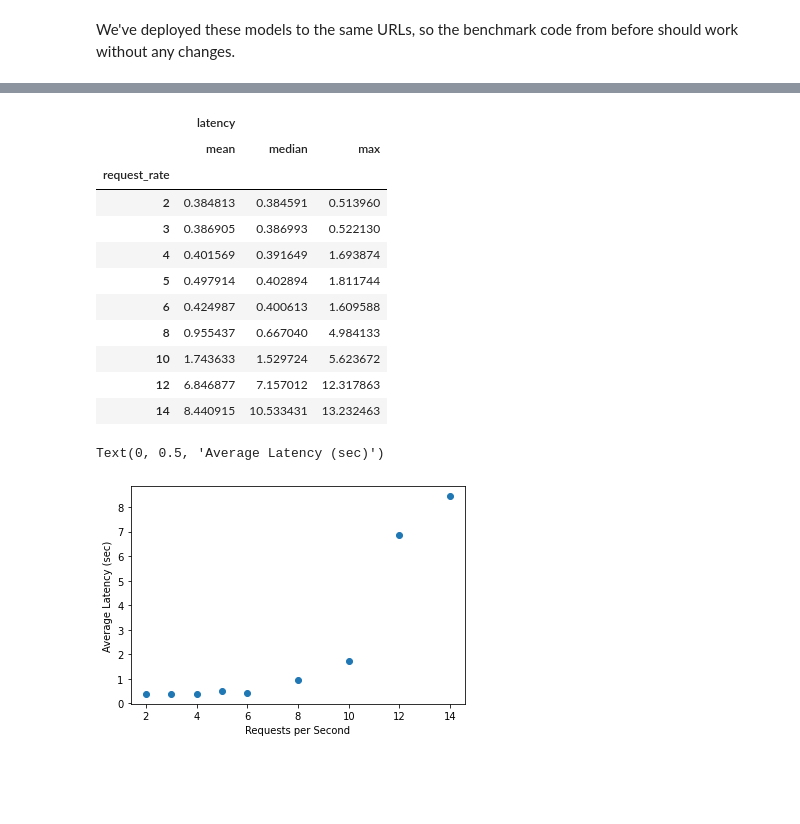
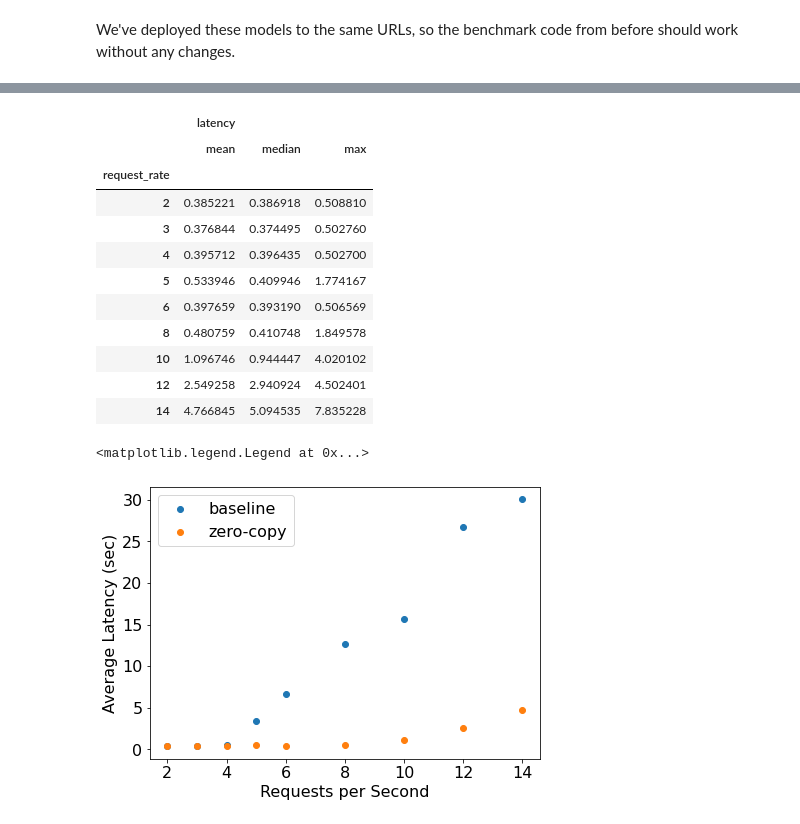
Before and after one commit to project-codeflare/zero-copy-model-loading, a Jupyter notebook: notebooks/benchmark.ipynb, the cells around one changed output, grey strips where cells are left out. Cells and saved outputs as stored; diff of their text form; code cells hidden in the pictures; blank space fills up the shorter version.

```diff
--- a/notebooks/benchmark.ipynb
+++ b/notebooks/benchmark.ipynb
@@ -264,7 +263,7 @@ def run_benchmark(model_callback: Callable, requests_per_sec: float, num_sec: in
     end_times = [None] * num_requests
 
     # Unbounded thread pool
-    thread_pool = concurrent.futures.ThreadPoolExecutor(100)
+    thread_pool = concurrent.futures.ThreadPoolExecutor(1000)
 
     # Map from request object to request number
     active_requests = {}  # type: Dict[concurrent.futures.Future, int]
@@ -279,7 +278,8 @@ def run_benchmark(model_callback: Callable, requests_per_sec: float, num_sec: in
         if sec_to_next <= 0:
             # Time to send the next request
             model_num = model_nums[request_num]
-            future = thread_pool.submit(model_callback, model_num,
+            future = thread_pool.submit(
+                model_callback, model_num,
                 qa_input["question"], qa_input["context"], qa_answer)
             active_requests[future] = request_num
             request_num += 1
@@ -339,7 +339,7 @@ Let's run the benchmark with our baseline model deployment.
 # %%
 # Run the benchmark at multiple different request rates
 REQUEST_RATES = (2, 3, 4, 5, 6, 8, 10, 12, 14)
-RUNNING_TIME_SEC = 60
+RUNNING_TIME_SEC = 20
 to_concat = []
 for request_rate in REQUEST_RATES:
     print(f"Running at {request_rate} requests/sec.")
@@ -669,19 +664,26 @@ agg_results_zerocopy
 |  | latency |  |  |
 |  | mean | median | max |
 | request_rate |  |  |  |
-| 2 | 0.384813 | 0.384591 | 0.513960 |
-| 3 | 0.386905 | 0.386993 | 0.522130 |
-| 4 | 0.401569 | 0.391649 | 1.693874 |
-| 5 | 0.497914 | 0.402894 | 1.811744 |
-| 6 | 0.424987 | 0.400613 | 1.609588 |
-| 8 | 0.955437 | 0.667040 | 4.984133 |
-| 10 | 1.743633 | 1.529724 | 5.623672 |
-| 12 | 6.846877 | 7.157012 | 12.317863 |
-| 14 | 8.440915 | 10.533431 | 13.232463 |
+| 2 | 0.385221 | 0.386918 | 0.508810 |
+| 3 | 0.376844 | 0.374495 | 0.502760 |
+| 4 | 0.395712 | 0.396435 | 0.502700 |
+| 5 | 0.533946 | 0.409946 | 1.774167 |
+| 6 | 0.397659 | 0.393190 | 0.506569 |
+| 8 | 0.480759 | 0.410748 | 1.849578 |
+| 10 | 1.096746 | 0.944447 | 4.020102 |
+| 12 | 2.549258 | 2.940924 | 4.502401 |
+| 14 | 4.766845 | 5.094535 | 7.835228 |
 # %%
-plt.scatter(agg_results_zerocopy.index, agg_results_zerocopy["latency", "mean"])
+# Plot the two sets of results against each other.
+plt.rcParams.update({"font.size": 16})
+plt.figure(figsize=(7, 5))
+plt.scatter(agg_results.index, agg_results["latency", "mean"],
+            label="baseline")
+plt.scatter(agg_results_zerocopy.index, agg_results_zerocopy["latency", "mean"],
+            label="zero-copy")
 plt.xlabel("Requests per Second")
 plt.ylabel("Average Latency (sec)")
+plt.legend()
 # %% [output]
-Text(0, 0.5, 'Average Latency (sec)')
+<matplotlib.legend.Legend at 0x...>
-[figure, old version]
+[figure, new version]
```
Also changed, not shown: parts of 18 cells of this notebook.
